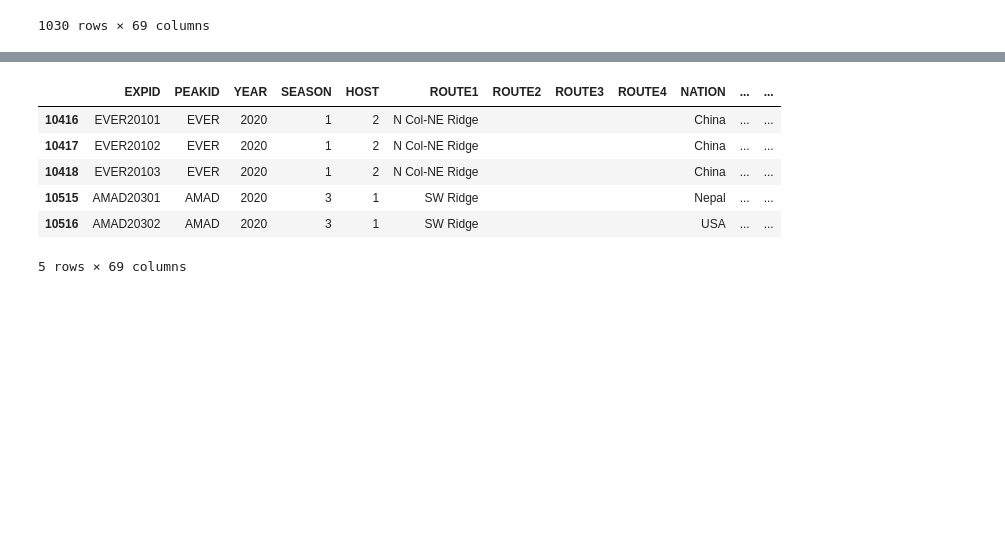
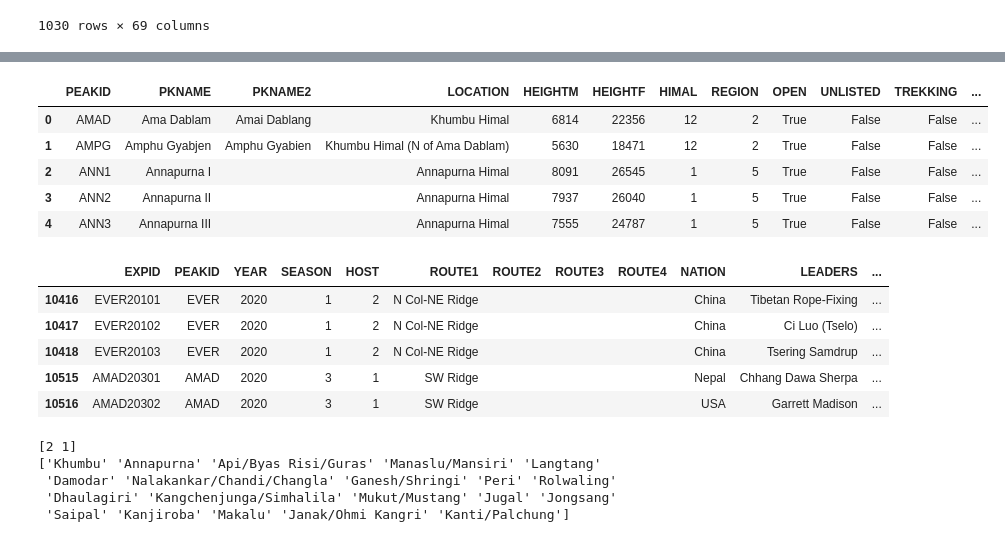
Before and after one commit to k10sj02/tidy-pydy-tuesday, a Jupyter notebook: 2025_01_21_himalayan_expeditions.ipynb, the cells around one changed output, grey strips where cells are left out. Saved outputs shown, nothing was run; the diff lists cells and outputs as text; code cells hidden in the pictures; blank space fills up the shorter version.

```diff
--- a/2025_01_21_himalayan_expeditions.ipynb
+++ b/2025_01_21_himalayan_expeditions.ipynb
@@ -191,10 +180,0 @@ peaks_tidy.head()
-# %%
-exped_tidy.head()
-# %% [output]
-|  | EXPID | PEAKID | YEAR | SEASON | HOST | ROUTE1 | ROUTE2 | ROUTE3 | ROUTE4 | NATION | ... | ... |
-| 10416 | EVER20101 | EVER | 2020 | 1 | 2 | N Col-NE Ridge |  |  |  | China | ... | ... |
-| 10417 | EVER20102 | EVER | 2020 | 1 | 2 | N Col-NE Ridge |  |  |  | China | ... | ... |
-| 10418 | EVER20103 | EVER | 2020 | 1 | 2 | N Col-NE Ridge |  |  |  | China | ... | ... |
-| 10515 | AMAD20301 | AMAD | 2020 | 3 | 1 | SW Ridge |  |  |  | Nepal | ... | ... |
-| 10516 | AMAD20302 | AMAD | 2020 | 3 | 1 | SW Ridge |  |  |  | USA | ... | ... |
-5 rows × 69 columns
@@ -202,0 +181,41 @@ exped_tidy.head()
+# %%
+with pd.option_context('display.max_columns', None):
+  display(peaks_tidy.head())
+# %% [output]
+|  | PEAKID | PKNAME | PKNAME2 | LOCATION | HEIGHTM | HEIGHTF | HIMAL | REGION | OPEN | UNLISTED | TREKKING | ... |
+| 0 | AMAD | Ama Dablam | Amai Dablang | Khumbu Himal | 6814 | 22356 | 12 | 2 | True | False | False | ... |
+| 1 | AMPG | Amphu Gyabjen | Amphu Gyabien | Khumbu Himal (N of Ama Dablam) | 5630 | 18471 | 12 | 2 | True | False | False | ... |
+| 2 | ANN1 | Annapurna I |  | Annapurna Himal | 8091 | 26545 | 1 | 5 | True | False | False | ... |
+| 3 | ANN2 | Annapurna II |  | Annapurna Himal | 7937 | 26040 | 1 | 5 | True | False | False | ... |
+| 4 | ANN3 | Annapurna III |  | Annapurna Himal | 7555 | 24787 | 1 | 5 | True | False | False | ... |
+# %%
+with pd.option_context('display.max_columns', None):
+  display(exped_tidy.head())
+# %% [output]
+|  | EXPID | PEAKID | YEAR | SEASON | HOST | ROUTE1 | ROUTE2 | ROUTE3 | ROUTE4 | NATION | LEADERS | ... |
+| 10416 | EVER20101 | EVER | 2020 | 1 | 2 | N Col-NE Ridge |  |  |  | China | Tibetan Rope-Fixing | ... |
+| 10417 | EVER20102 | EVER | 2020 | 1 | 2 | N Col-NE Ridge |  |  |  | China | Ci Luo (Tselo) | ... |
+| 10418 | EVER20103 | EVER | 2020 | 1 | 2 | N Col-NE Ridge |  |  |  | China | Tsering Samdrup | ... |
+| 10515 | AMAD20301 | AMAD | 2020 | 3 | 1 | SW Ridge |  |  |  | Nepal | Chhang Dawa Sherpa | ... |
+| 10516 | AMAD20302 | AMAD | 2020 | 3 | 1 | SW Ridge |  |  |  | USA | Garrett Madison | ... |
+# %%
+# 1. What is the distribution of climbing status (PSTATUS) across the different
+#    mountain ranges (HIMAL_FACTOR)?
+
+print(peaks_tidy['PSTATUS'].unique())
+# PSTATUS appears to be a categorical/binary variable (1, 2).
+# I need to check the documentation to confirm what each code represents
+# (e.g., success vs. failure, or other status categories).
+
+print(peaks_tidy['HIMAL_FACTOR'].unique())
+# HIMAL_FACTOR contains the names of mountain ranges.
+# Some names include slashes because they refer to combined or adjacent sub-ranges.
+
+# Next step: group PSTATUS by HIMAL_FACTOR to see how climbing status varies
+# across mountain ranges (e.g., using a crosstab or histogram).
+# %% [output]
+[2 1]
+['Khumbu' 'Annapurna' 'Api/Byas Risi/Guras' 'Manaslu/Mansiri' 'Langtang'
+ 'Damodar' 'Nalakankar/Chandi/Changla' 'Ganesh/Shringi' 'Peri' 'Rolwaling'
+ 'Dhaulagiri' 'Kangchenjunga/Simhalila' 'Mukut/Mustang' 'Jugal' 'Jongsang'
+ 'Saipal' 'Kanjiroba' 'Makalu' 'Janak/Ohmi Kangri' 'Kanti/Palchung']
```
Also changed, not shown: parts of 3 cells of this notebook.
